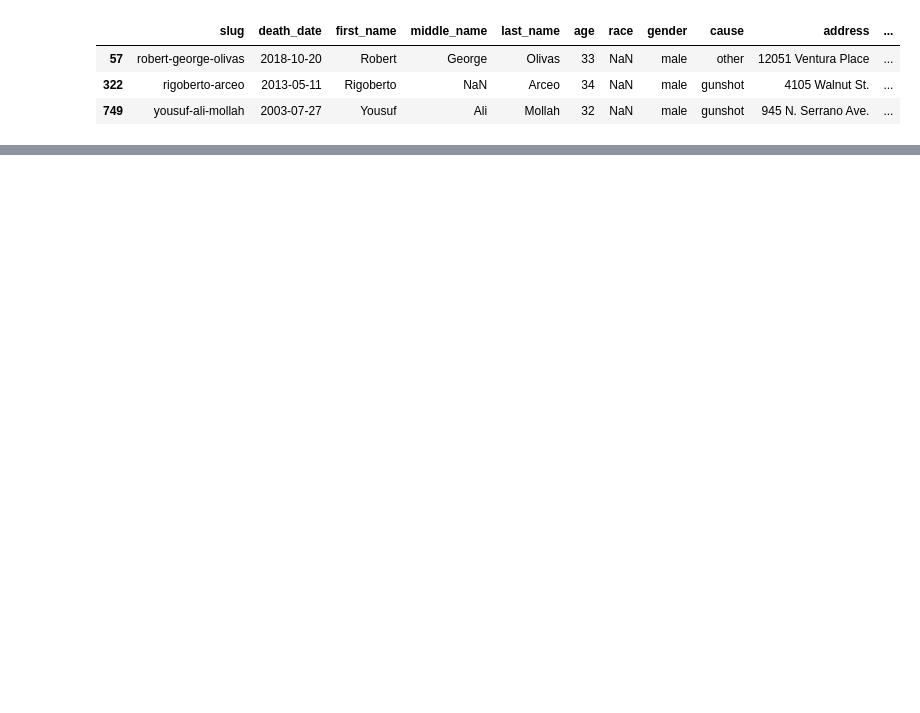
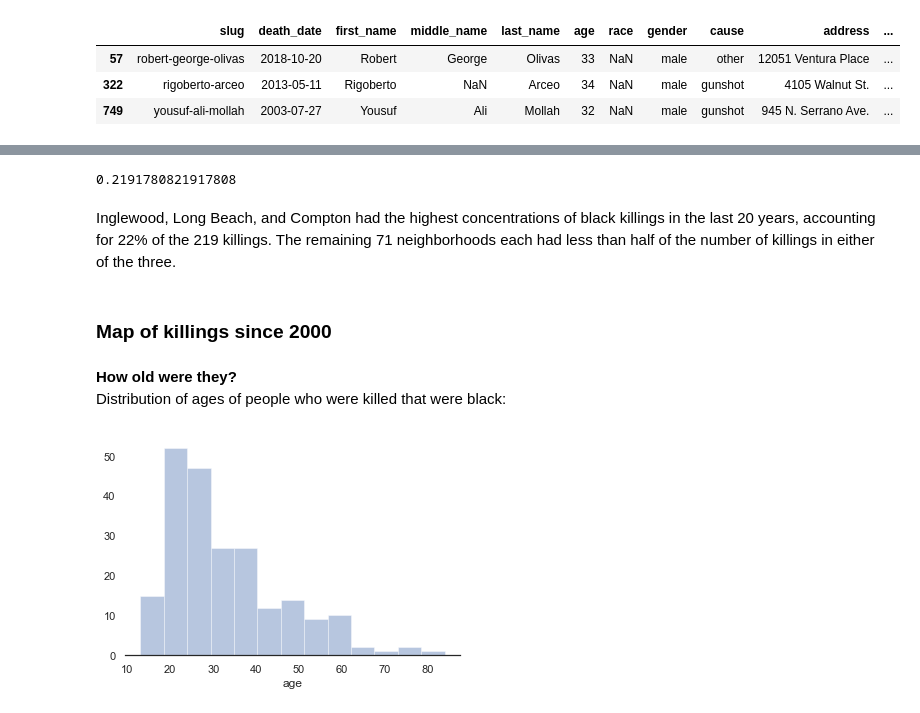
Before and after one commit to isabellabenabaye/los-angeles-police-killings, a Jupyter notebook: LA-police-killings-EDA.ipynb, the cells around one changed output, grey strips where cells are left out. Cells and saved outputs as stored; diff of their text form; code cells hidden in the pictures; blank space fills up the shorter version.

```diff
--- a/LA-police-killings-EDA.ipynb
+++ b/LA-police-killings-EDA.ipynb
@@ -142,0 +245,3 @@ killings_data[killings_data.address.isnull() | killings_data.neighborhood.isnull
+# %%
+black_killings = killings_data[killings_data.race == 'black']
+black_killings
@@ -142,0 +329,8 @@ killings_data[killings_data.address.isnull() | killings_data.neighborhood.isnull
+# %%
+48/219
+# %% [output]
+0.2191780821917808
+# %% [markdown]
+Inglewood, Long Beach, and Compton had the highest concentrations of black killings in the last 20 years, accounting for 22% of the 219 killings. The remaining 71 neighborhoods each had less than half of the number of killings in either of the three.
+# %% [markdown]
+### Map of killings since 2000
@@ -142,0 +343,8 @@ killings_data[killings_data.address.isnull() | killings_data.neighborhood.isnull
+# %% [markdown]
+**How old were they?**
+Distribution of ages of people who were killed that were black:
+# %%
+sns.distplot(black_killings.age, kde=False)
+sns.despine(left=True)
+# %% [output]
+[figure, added]
```
Also changed, not shown: parts of 43 cells of this notebook.
